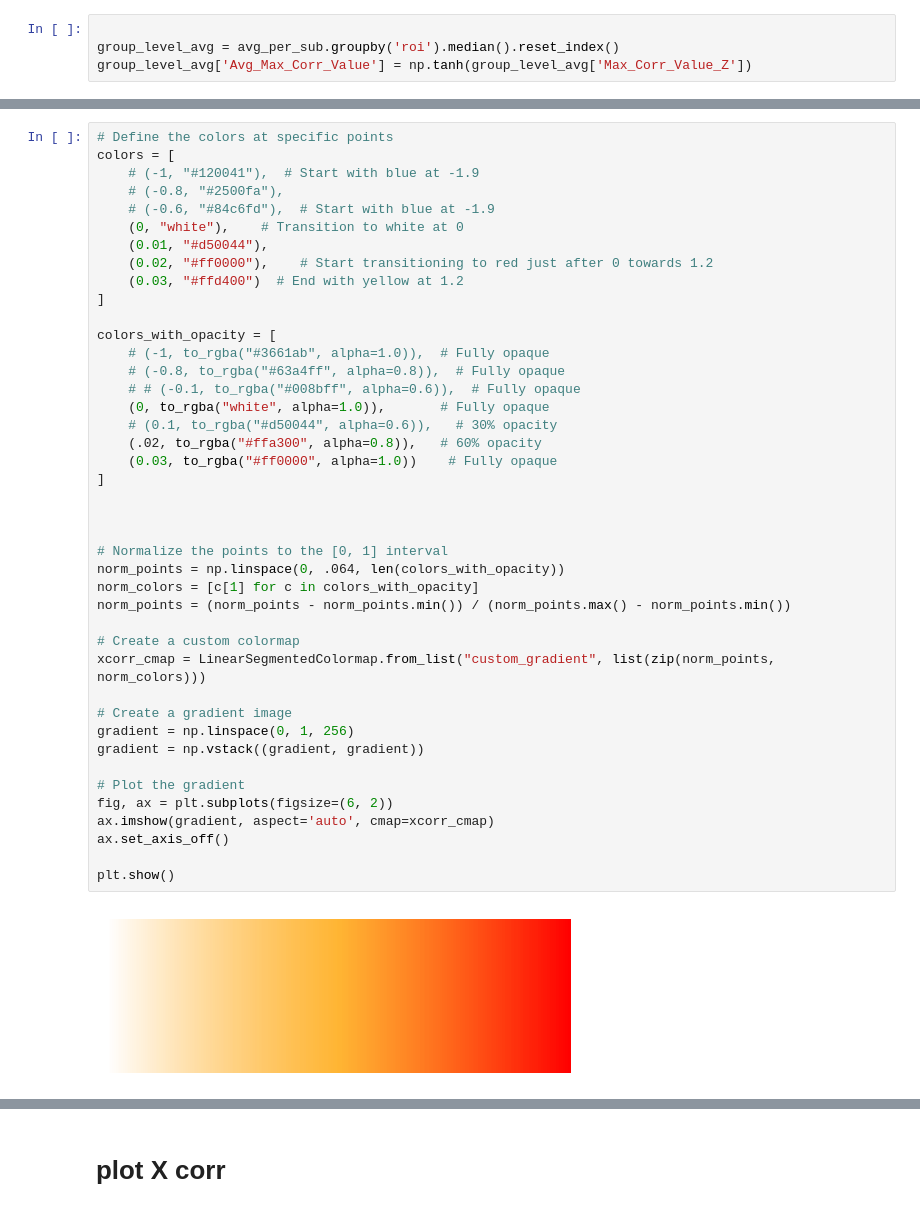
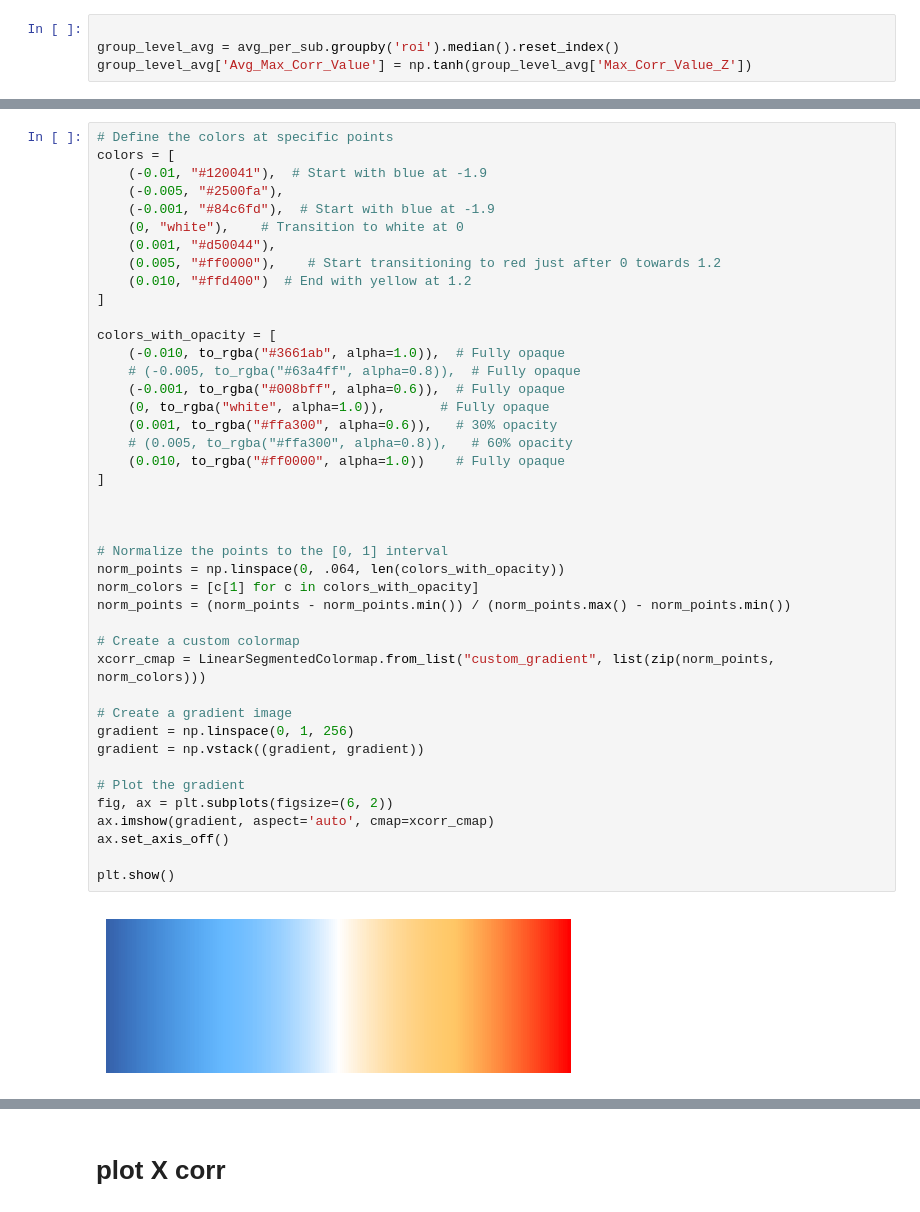
Before and after one commit to jungheejung/spacetop_biopac, a Jupyter notebook: scripts/p05_xcorr/c02_plotxcorr_sandbox_noZ.ipynb, the cells around one changed output, grey strips where cells are left out. Drawn from its saved outputs; the diff is of its cells as text.

```diff
--- a/scripts/p05_xcorr/c02_plotxcorr_sandbox_noZ.ipynb
+++ b/scripts/p05_xcorr/c02_plotxcorr_sandbox_noZ.ipynb
@@ -343,44 +379,44 @@ df.head()
 # %%
 # Define the colors at specific points
 colors = [
-    # (-1, "#120041"),  # Start with blue at -1.9
-    # (-0.8, "#2500fa"),
-    # (-0.6, "#84c6fd"),  # Start with blue at -1.9
+    (-0.01, "#120041"),  # Start with blue at -1.9
+    (-0.005, "#2500fa"),
+    (-0.001, "#84c6fd"),  # Start with blue at -1.9
     (0, "white"),    # Transition to white at 0
-    (0.01, "#d50044"),
-    (0.02, "#ff0000"),    # Start transitioning to red just after 0 towards 1.2
-    (0.03, "#ffd400")  # End with yellow at 1.2
+    (0.001, "#d50044"),
+    (0.005, "#ff0000"),    # Start transitioning to red just after 0 towards 1.2
+    (0.010, "#ffd400")  # End with yellow at 1.2
 ]
 
 colors_with_opacity = [
-    # (-1, to_rgba("#3661ab", alpha=1.0)),  # Fully opaque
-    # (-0.8, to_rgba("#63a4ff", alpha=0.8)),  # Fully opaque
-    # # (-0.1, to_rgba("#008bff", alpha=0.6)),  # Fully opaque
+    (-0.010, to_rgba("#3661ab", alpha=1.0)),  # Fully opaque
+    # (-0.005, to_rgba("#63a4ff", alpha=0.8)),  # Fully opaque
+    (-0.001, to_rgba("#008bff", alpha=0.6)),  # Fully opaque
     (0, to_rgba("white", alpha=1.0)),       # Fully opaque
-    # (0.1, to_rgba("#d50044", alpha=0.6)),   # 30% opacity
-    (.02, to_rgba("#ffa300", alpha=0.8)),   # 60% opacity
-    (0.03, to_rgba("#ff0000", alpha=1.0))    # Fully opaque
+    (0.001, to_rgba("#ffa300", alpha=0.6)),   # 30% opacity
+    # (0.005, to_rgba("#ffa300", alpha=0.8)),   # 60% opacity
+    (0.010, to_rgba("#ff0000", alpha=1.0))    # Fully opaque
 ]
 
 
 
 # Normalize the points to the [0, 1] interval
 norm_points = np.linspace(0, .064, len(colors_with_opacity))
 norm_colors = [c[1] for c in colors_with_opacity]
 norm_points = (norm_points - norm_points.min()) / (norm_points.max() - norm_points.min())
 
 # Create a custom colormap
 xcorr_cmap = LinearSegmentedColormap.from_list("custom_gradient", list(zip(norm_points, norm_colors)))
 
 # Create a gradient image
 gradient = np.linspace(0, 1, 256)
 gradient = np.vstack((gradient, gradient))
 
 # Plot the gradient
 fig, ax = plt.subplots(figsize=(6, 2))
 ax.imshow(gradient, aspect='auto', cmap=xcorr_cmap)
 ax.set_axis_off()
 
 plt.show()
 # %% [output]
-[figure, old version]
+[figure, new version]
```
Also changed, not shown: parts of 20 cells of this notebook.
